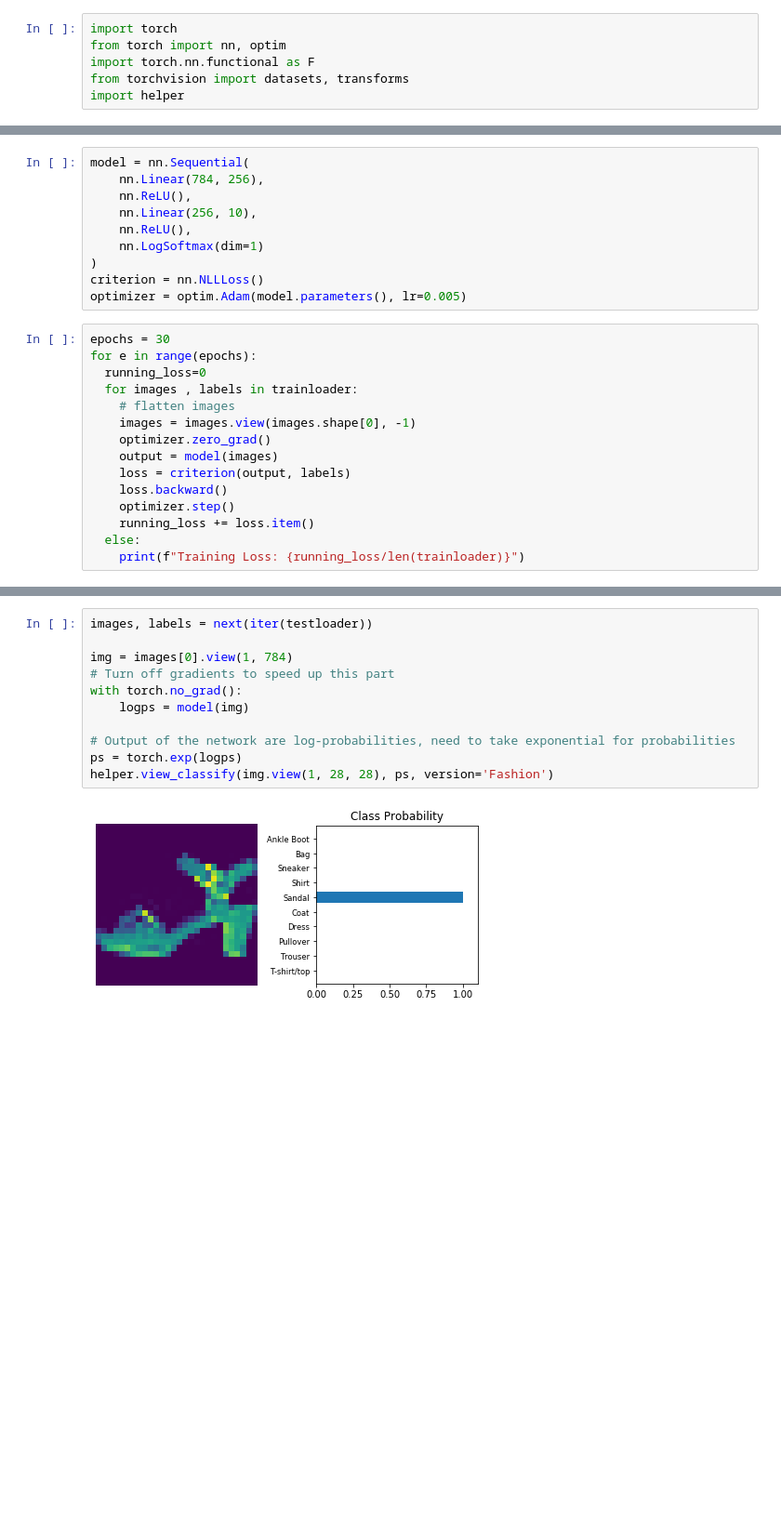
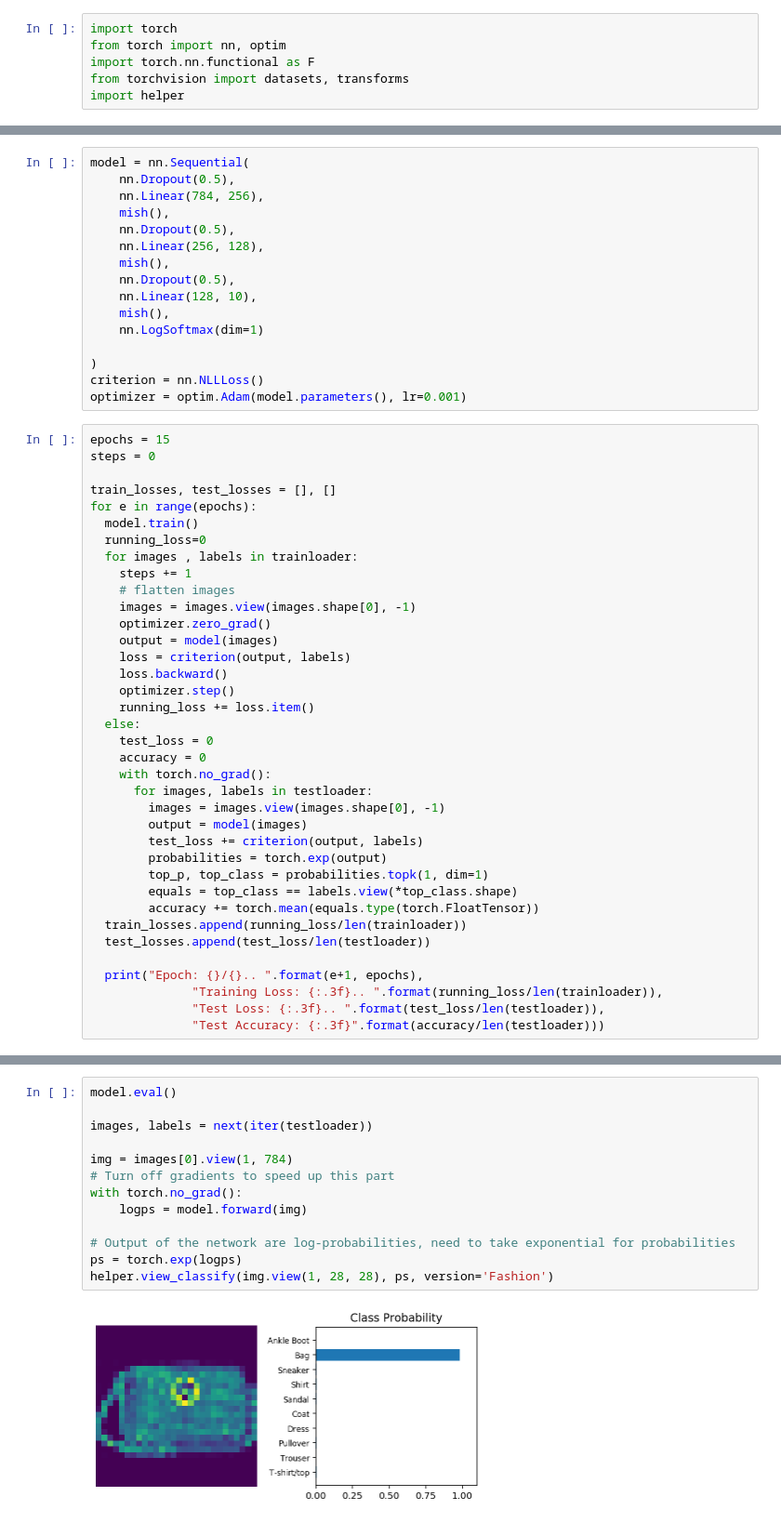
Before and after one commit to RehabEmam228/Bertlesmann-challenge, a Jupyter notebook: MNIST_fashion.ipynb, the cells around one changed output, grey strips where cells are left out. Shown at 93% size. Drawn from its saved outputs; the diff is of its cells as text; blank space fills up the shorter version.

Commit message:
using mish function

```diff
--- a/MNIST_fashion.ipynb
+++ b/MNIST_fashion.ipynb
@@ -33,18 +85,29 @@ helper.imshow(image[0,:]);
 # %%
 model = nn.Sequential(
+    nn.Dropout(0.5),
     nn.Linear(784, 256),
-    nn.ReLU(),
-    nn.Linear(256, 10),
-    nn.ReLU(),
+    mish(),
+    nn.Dropout(0.5),
+    nn.Linear(256, 128),
+    mish(),
+    nn.Dropout(0.5),
+    nn.Linear(128, 10),
+    mish(),
     nn.LogSoftmax(dim=1)
+
 )
 criterion = nn.NLLLoss()
-optimizer = optim.Adam(model.parameters(), lr=0.005)
+optimizer = optim.Adam(model.parameters(), lr=0.001)
 # %%
-epochs = 30
+epochs = 15
+steps = 0
+
+train_losses, test_losses = [], []
 for e in range(epochs):
+  model.train()
   running_loss=0
   for images , labels in trainloader:
+    steps += 1
     # flatten images
     images = images.view(images.shape[0], -1)
     optimizer.zero_grad()
@@ -54,5 +117,22 @@ for e in range(epochs):
     optimizer.step()
     running_loss += loss.item()
   else:
-    print(f"Training Loss: {running_loss/len(trainloader)}")
+    test_loss = 0
+    accuracy = 0
+    with torch.no_grad():
+      for images, labels in testloader:
+        images = images.view(images.shape[0], -1)
+        output = model(images)
+        test_loss += criterion(output, labels)
+        probabilities = torch.exp(output)
+        top_p, top_class = probabilities.topk(1, dim=1)
+        equals = top_class == labels.view(*top_class.shape)
+        accuracy += torch.mean(equals.type(torch.FloatTensor))
+  train_losses.append(running_loss/len(trainloader))
+  test_losses.append(test_loss/len(testloader))
+
+  print("Epoch: {}/{}.. ".format(e+1, epochs),
+              "Training Loss: {:.3f}.. ".format(running_loss/len(trainloader)),
+              "Test Loss: {:.3f}.. ".format(test_loss/len(testloader)),
+              "Test Accuracy: {:.3f}".format(accuracy/len(testloader)))
 # %% [output]
@@ -76,13 +166,15 @@ Training Loss: 0.6940721033859863
 # %%
+model.eval()
+
 images, labels = next(iter(testloader))
 
 img = images[0].view(1, 784)
 # Turn off gradients to speed up this part
 with torch.no_grad():
-    logps = model(img)
+    logps = model.forward(img)
 
 # Output of the network are log-probabilities, need to take exponential for probabilities
 ps = torch.exp(logps)
 helper.view_classify(img.view(1, 28, 28), ps, version='Fashion')
 # %% [output]
-[figure, old version]
+[figure, new version]
```
Also changed, not shown: parts of 8 cells of this notebook.
